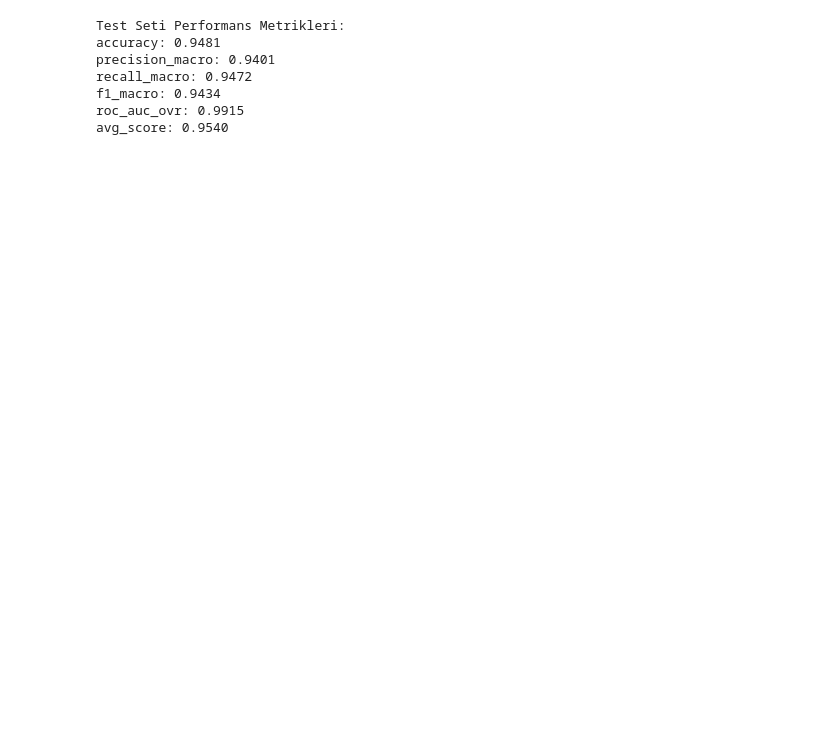
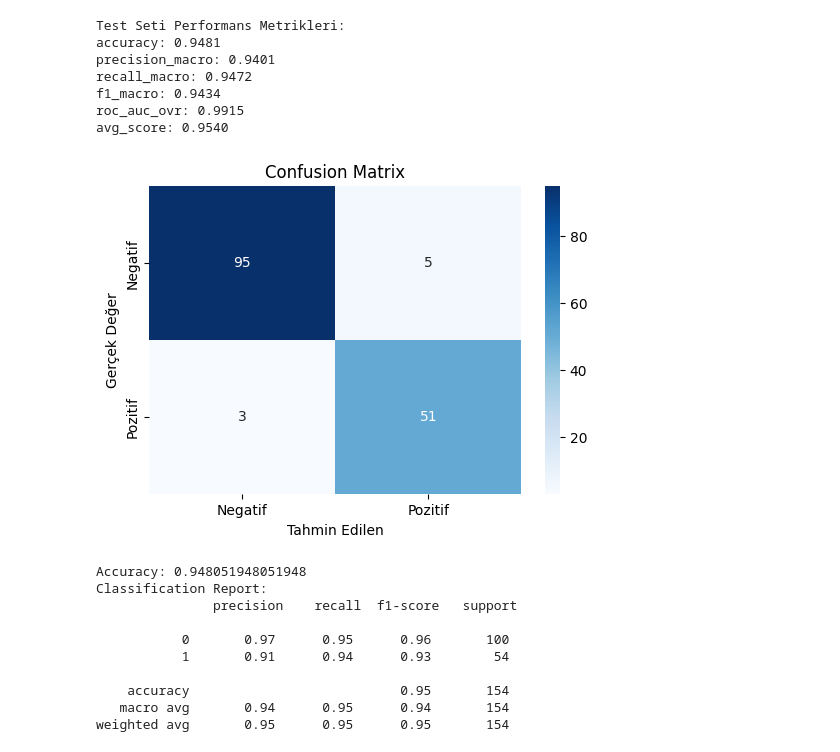
Before and after one commit to mamitheprofessional/diabetes-detection-ml, a Jupyter notebook: better.ipynb, the cells around one changed output. Drawn from its saved outputs; the diff is of its cells as text; code cells hidden in the pictures; blank space fills up the shorter version.

```diff
--- a/better.ipynb
+++ b/better.ipynb
@@ -660,6 +634,29 @@ recall_macro: 0.9472
 f1_macro: 0.9434
 roc_auc_ovr: 0.9915
 avg_score: 0.9540
+# %%
+cm = confusion_matrix(y_test, y_pred)
+
+plt.figure(figsize=(6, 4))
+sns.heatmap(cm, annot=True, fmt='d', cmap='Blues', xticklabels=["Negatif", "Pozitif"], yticklabels=["Negatif", "Pozitif"])
+plt.xlabel("Tahmin Edilen")
+plt.ylabel("Gerçek Değer")
+plt.title("Confusion Matrix")
+plt.show()
+
+print("Classification Report:\n", classification_report(y_test, y_pred))
+# %% [output]
+[figure, added]
+Accuracy: 0.948051948051948
+Classification Report:
+               precision    recall  f1-score   support
+
+           0       0.97      0.95      0.96       100
+           1       0.91      0.94      0.93        54
+
+    accuracy                           0.95       154
+   macro avg       0.94      0.95      0.94       154
+weighted avg       0.95      0.95      0.95       154
 # %%
 # Özelliklerin önem derecelerini görelim
 importances = ada_tuned.feature_importances_
```
Also changed, not shown: parts of 6 cells of this notebook.
